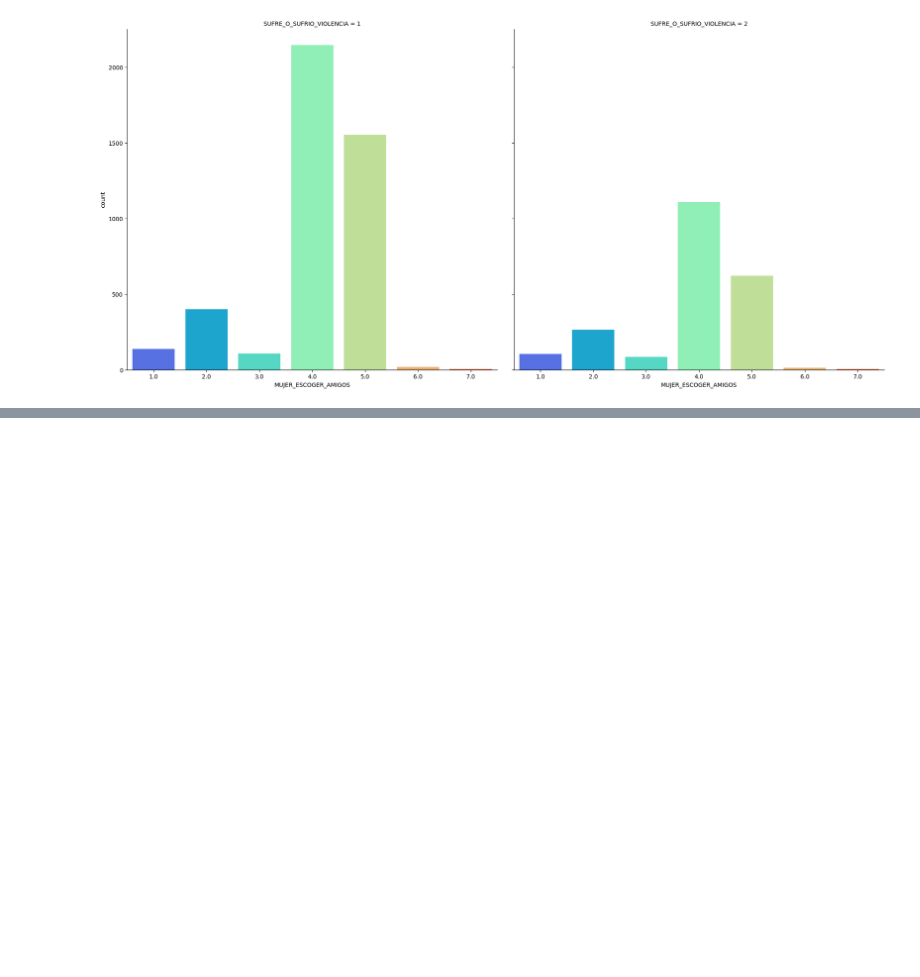
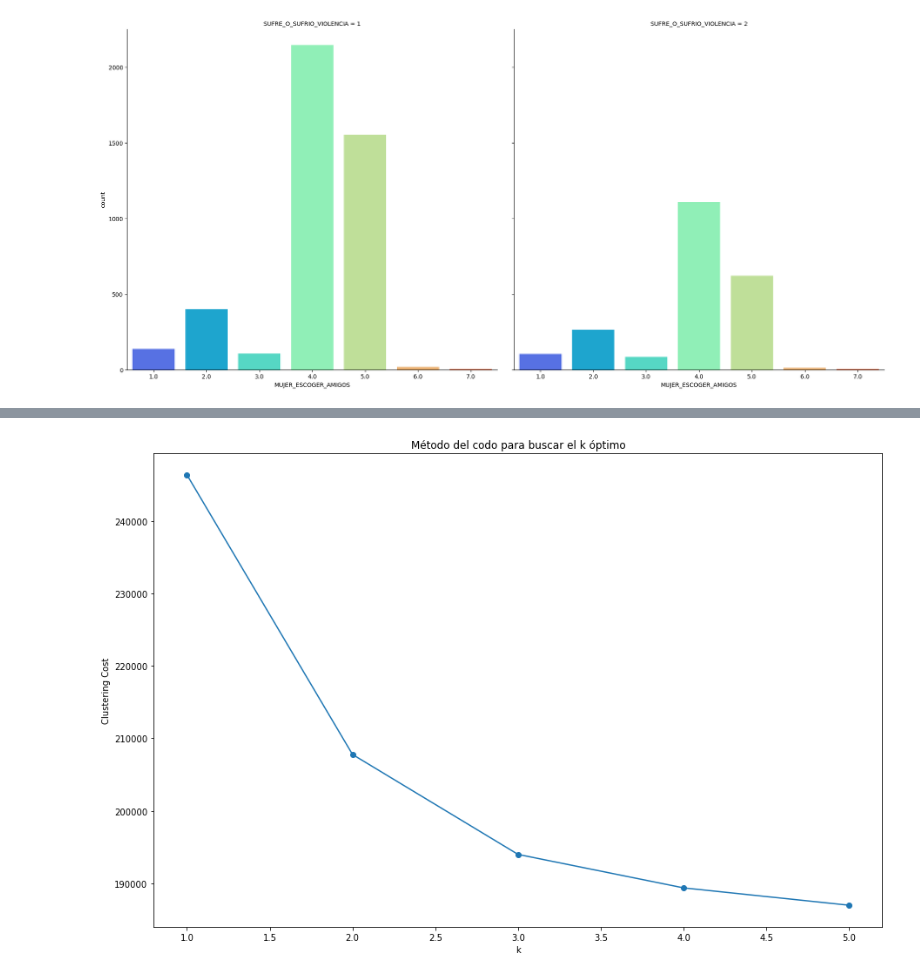
Before and after one commit to LunaGarces/Proyecto_Intro_Cn_Datos, a Jupyter notebook: Analisis y Construcción.ipynb, the cells around one changed output, grey strips where cells are left out. Cells and saved outputs as stored; diff of their text form; code cells hidden in the pictures; blank space fills up the shorter version.

Commit message:
Analisis y construcción del modelo jupyter

```diff
--- a/Analisis y Construcción.ipynb
+++ b/Analisis y Construcción.ipynb
@@ -338,0 +345,3 @@ ax.fig.set_figheight(10)
+# %%
+data_model = data_vif.loc[:, ~data_vif.columns.isin(['EDAD', 'NUMERO_DE_HIJOS', 'MESES_SIN_TRABAJO', 'MESES_PAREJA_ACTUAL', 'MESES_EX_PAREJA','MESES_CONVIVENCIA_EX_PAREJA'])]
+data_model.head()
@@ -338,0 +437,15 @@ ax.fig.set_figheight(10)
+# %%
+cost = []
+for num_clusters in range(1,6):
+    kmode = KModes(n_clusters=num_clusters, init = "Cao", n_init = 20)
+    kmode.fit_predict(data_model)
+    cost.append(kmode.cost_)
+
+fig, ax = plt.subplots(figsize = (15,10))
+ax.plot(range(1,6),cost,marker = 'o',linestyle = 'solid')
+plt.xlabel('k')
+plt.ylabel('Clustering Cost')
+plt.title('Método del codo para buscar el k óptimo')
+plt.show()
+# %% [output]
+[figure, added]
```
Also changed, not shown: parts of 19 cells of this notebook.
